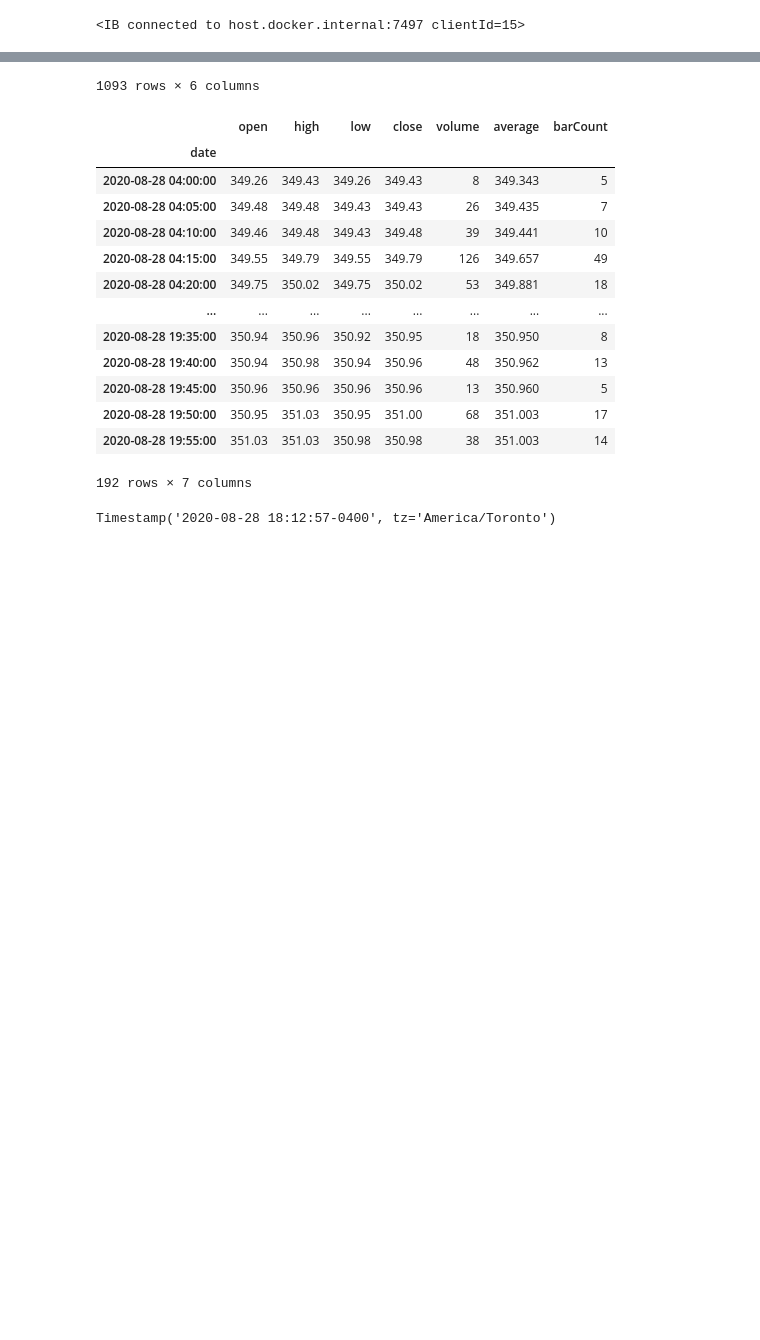
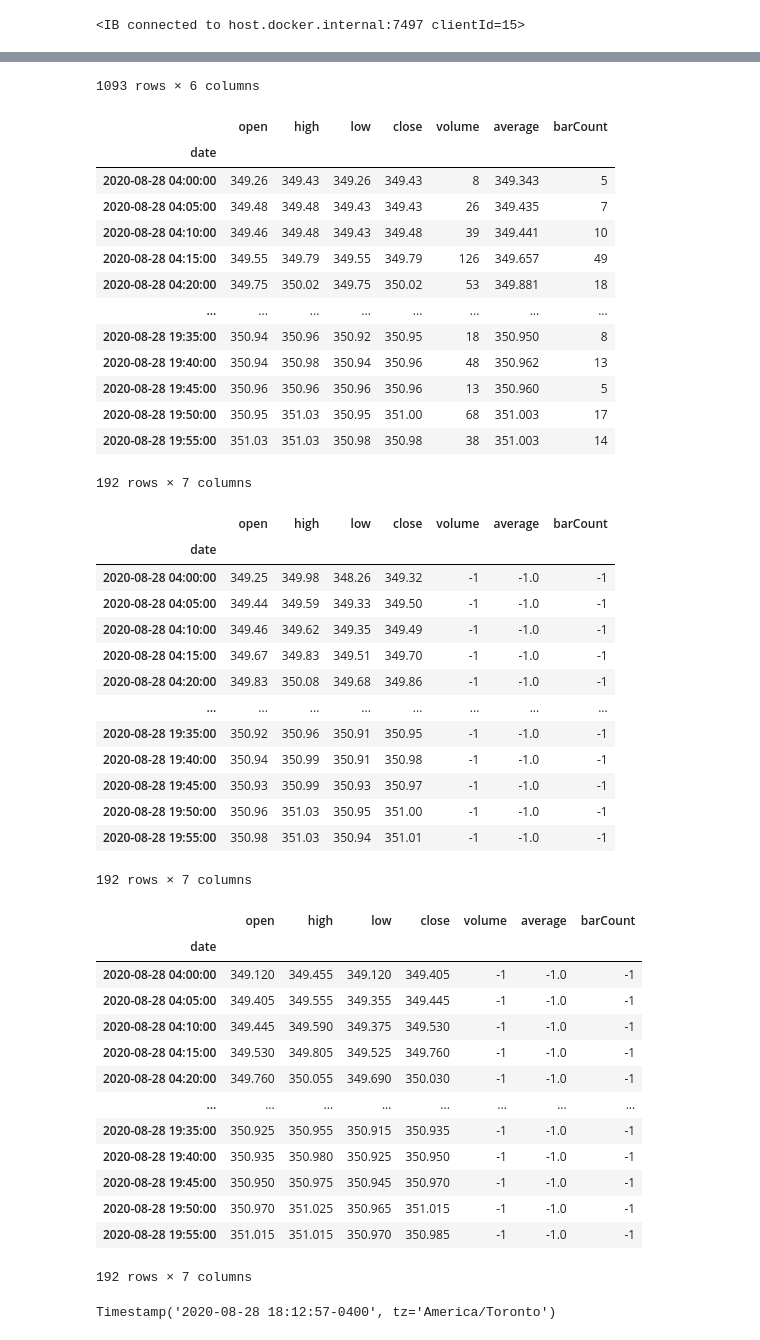
Before and after one commit to GeneMyslinsky/s_predictor, a Jupyter notebook: code/nb/ibg2 test.ipynb, the cells around one changed output, grey strips where cells are left out. Saved outputs shown, nothing was run; the diff lists cells and outputs as text; code cells hidden in the pictures; blank space fills up the shorter version.

```diff
--- a/code/nb/ibg2 test.ipynb
+++ b/code/nb/ibg2 test.ipynb
@@ -54,8 +54,20 @@ end = "20200828 23:59:00"
 bars = ib.reqHistoricalData(
     contract,endDateTime=end, durationStr='1 D',
     barSizeSetting='5 mins', whatToShow='TRADES', useRTH=False)
+df = util.df(bars)
+df = df.set_index('date')
+display(df)
 
-# convert to pandas dataframe:
+bars = ib.reqHistoricalData(
+    contract,endDateTime=end, durationStr='1 D',
+    barSizeSetting='5 mins', whatToShow='BID_ASK', useRTH=False)
+df = util.df(bars)
+df = df.set_index('date')
+display(df)
+bars = ib.reqHistoricalData(
+    contract,endDateTime=end, durationStr='1 D',
+    barSizeSetting='5 mins', whatToShow='MIDPOINT', useRTH=False)
+
 df = util.df(bars)
 df = df.set_index('date')
 
@@ -76,33 +88,61 @@ display(df)
 | 2020-08-28 11:41:40-04:00 | 349.1200 | 6 | ARCA | I | False | True |
 1000 rows × 6 columns
 |  | priceBid | priceAsk | sizeBid | sizeAsk | bidPastLow | askPastHigh |
 | time |  |  |  |  |  |  |
 | 2020-08-28 11:41:36-04:00 | 349.12 | 349.13 | 100 | 2500 | False | False |
 | 2020-08-28 11:41:37-04:00 | 349.12 | 349.13 | 300 | 2500 | False | False |
 | 2020-08-28 11:41:37-04:00 | 349.12 | 349.13 | 300 | 2600 | False | False |
 | 2020-08-28 11:41:37-04:00 | 349.12 | 349.13 | 300 | 2700 | False | False |
 | 2020-08-28 11:41:37-04:00 | 349.12 | 349.13 | 300 | 2800 | False | False |
 | ... | ... | ... | ... | ... | ... | ... |
 | 2020-08-28 11:41:40-04:00 | 349.10 | 349.12 | 2300 | 4100 | False | False |
 | 2020-08-28 11:41:40-04:00 | 349.10 | 349.12 | 2300 | 4000 | False | False |
 | 2020-08-28 11:41:40-04:00 | 349.10 | 349.12 | 2300 | 3800 | False | False |
 | 2020-08-28 11:41:40-04:00 | 349.10 | 349.12 | 2300 | 3700 | False | False |
 | 2020-08-28 11:41:40-04:00 | 349.10 | 349.12 | 2400 | 3700 | False | False |
 1093 rows × 6 columns
 |  | open | high | low | close | volume | average | barCount |
 | date |  |  |  |  |  |  |  |
 | 2020-08-28 04:00:00 | 349.26 | 349.43 | 349.26 | 349.43 | 8 | 349.343 | 5 |
 | 2020-08-28 04:05:00 | 349.48 | 349.48 | 349.43 | 349.43 | 26 | 349.435 | 7 |
 | 2020-08-28 04:10:00 | 349.46 | 349.48 | 349.43 | 349.48 | 39 | 349.441 | 10 |
 | 2020-08-28 04:15:00 | 349.55 | 349.79 | 349.55 | 349.79 | 126 | 349.657 | 49 |
 | 2020-08-28 04:20:00 | 349.75 | 350.02 | 349.75 | 350.02 | 53 | 349.881 | 18 |
 | ... | ... | ... | ... | ... | ... | ... | ... |
 | 2020-08-28 19:35:00 | 350.94 | 350.96 | 350.92 | 350.95 | 18 | 350.950 | 8 |
 | 2020-08-28 19:40:00 | 350.94 | 350.98 | 350.94 | 350.96 | 48 | 350.962 | 13 |
 | 2020-08-28 19:45:00 | 350.96 | 350.96 | 350.96 | 350.96 | 13 | 350.960 | 5 |
 | 2020-08-28 19:50:00 | 350.95 | 351.03 | 350.95 | 351.00 | 68 | 351.003 | 17 |
 | 2020-08-28 19:55:00 | 351.03 | 351.03 | 350.98 | 350.98 | 38 | 351.003 | 14 |
 192 rows × 7 columns
+|  | open | high | low | close | volume | average | barCount |
+| date |  |  |  |  |  |  |  |
+| 2020-08-28 04:00:00 | 349.25 | 349.98 | 348.26 | 349.32 | -1 | -1.0 | -1 |
+| 2020-08-28 04:05:00 | 349.44 | 349.59 | 349.33 | 349.50 | -1 | -1.0 | -1 |
+| 2020-08-28 04:10:00 | 349.46 | 349.62 | 349.35 | 349.49 | -1 | -1.0 | -1 |
+| 2020-08-28 04:15:00 | 349.67 | 349.83 | 349.51 | 349.70 | -1 | -1.0 | -1 |
+| 2020-08-28 04:20:00 | 349.83 | 350.08 | 349.68 | 349.86 | -1 | -1.0 | -1 |
+| ... | ... | ... | ... | ... | ... | ... | ... |
+| 2020-08-28 19:35:00 | 350.92 | 350.96 | 350.91 | 350.95 | -1 | -1.0 | -1 |
+| 2020-08-28 19:40:00 | 350.94 | 350.99 | 350.91 | 350.98 | -1 | -1.0 | -1 |
+| 2020-08-28 19:45:00 | 350.93 | 350.99 | 350.93 | 350.97 | -1 | -1.0 | -1 |
+| 2020-08-28 19:50:00 | 350.96 | 351.03 | 350.95 | 351.00 | -1 | -1.0 | -1 |
+| 2020-08-28 19:55:00 | 350.98 | 351.03 | 350.94 | 351.01 | -1 | -1.0 | -1 |
+192 rows × 7 columns
+|  | open | high | low | close | volume | average | barCount |
+| date |  |  |  |  |  |  |  |
+| 2020-08-28 04:00:00 | 349.120 | 349.455 | 349.120 | 349.405 | -1 | -1.0 | -1 |
+| 2020-08-28 04:05:00 | 349.405 | 349.555 | 349.355 | 349.445 | -1 | -1.0 | -1 |
+| 2020-08-28 04:10:00 | 349.445 | 349.590 | 349.375 | 349.530 | -1 | -1.0 | -1 |
+| 2020-08-28 04:15:00 | 349.530 | 349.805 | 349.525 | 349.760 | -1 | -1.0 | -1 |
+| 2020-08-28 04:20:00 | 349.760 | 350.055 | 349.690 | 350.030 | -1 | -1.0 | -1 |
+| ... | ... | ... | ... | ... | ... | ... | ... |
+| 2020-08-28 19:35:00 | 350.925 | 350.955 | 350.915 | 350.935 | -1 | -1.0 | -1 |
+| 2020-08-28 19:40:00 | 350.935 | 350.980 | 350.925 | 350.950 | -1 | -1.0 | -1 |
+| 2020-08-28 19:45:00 | 350.950 | 350.975 | 350.945 | 350.970 | -1 | -1.0 | -1 |
+| 2020-08-28 19:50:00 | 350.970 | 351.025 | 350.965 | 351.015 | -1 | -1.0 | -1 |
+| 2020-08-28 19:55:00 | 351.015 | 351.015 | 350.970 | 350.985 | -1 | -1.0 | -1 |
+192 rows × 7 columns
 # %%
 from datetime import datetime as dt, timedelta as td
 contract = Stock('SPY', 'SMART', 'USD')
```
Also changed, not shown: parts of 4 cells of this notebook, 57 other files.
